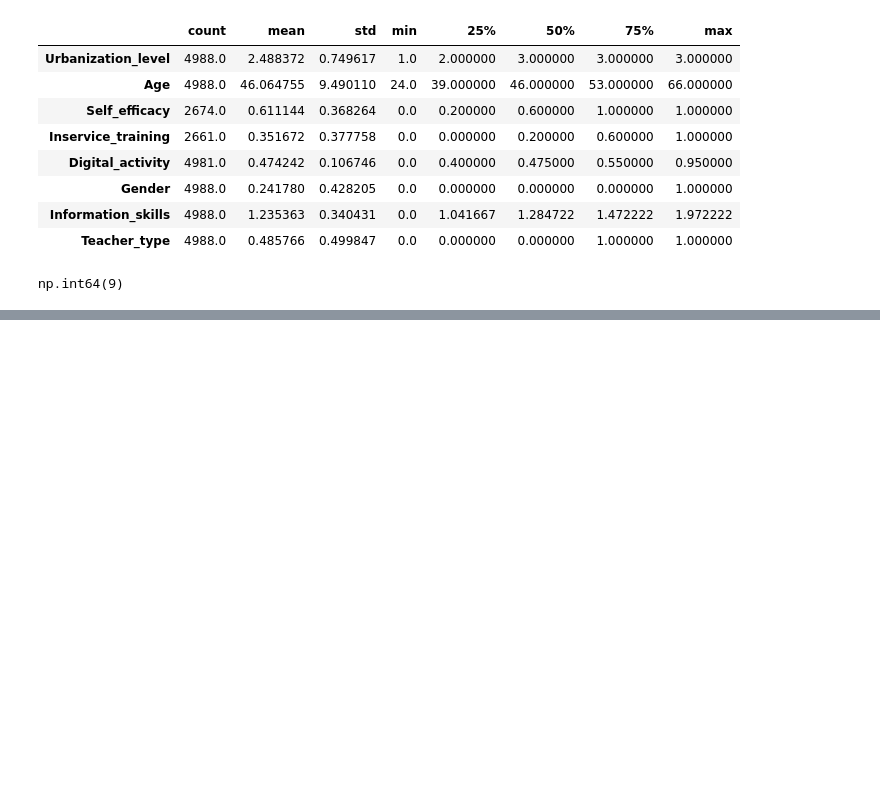
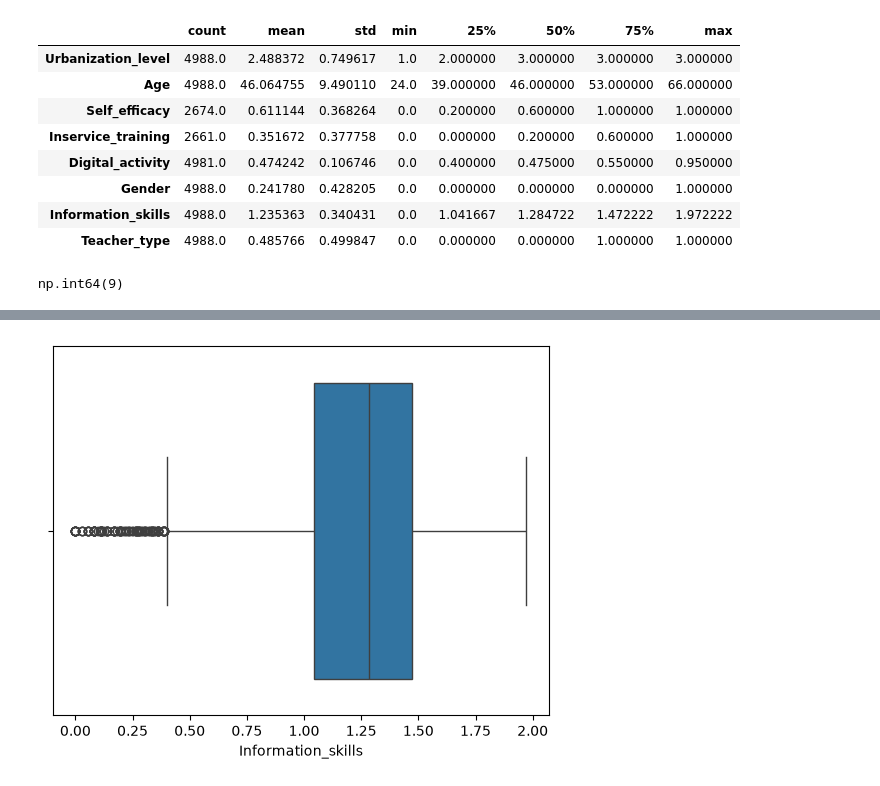
Before and after one commit to Kenchan-paradise/messy-data-eda, a Jupyter notebook: notebook.ipynb, the cells around one changed output, grey strips where cells are left out. Saved outputs shown, nothing was run; the diff lists cells and outputs as text; code cells hidden in the pictures; blank space fills up the shorter version.

```diff
--- a/notebook.ipynb
+++ b/notebook.ipynb
@@ -188,0 +211,5 @@ np.int64(9)
+# %%
+sns.boxplot(x=df['Information_skills'])
+plt.show()
+# %% [output]
+[figure, added]
```
Also changed, not shown: parts of 19 cells of this notebook, 2 other files.
